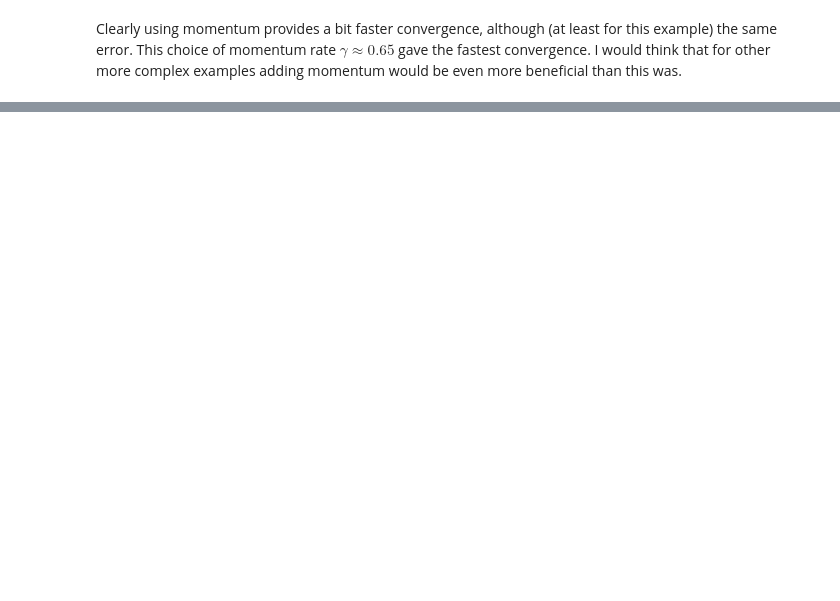
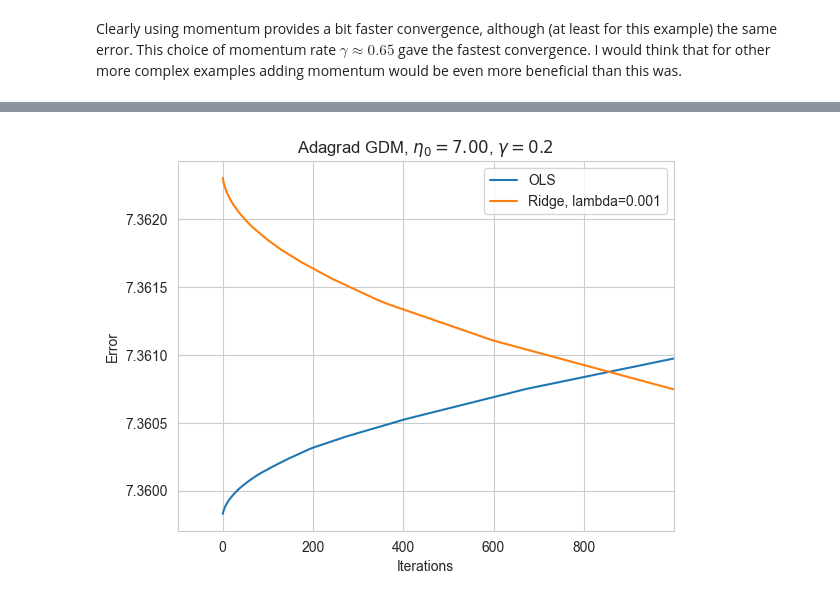
Before and after one commit to LassePladsen/FYS-STK3155-4155, a Jupyter notebook: Weekly exercises/42&42/Week 41&42 Lasse Pladsen.ipynb, the cells around one changed output, grey strips where cells are left out. Drawn from its saved outputs; the diff is of its cells as text; code cells hidden in the pictures; blank space fills up the shorter version.

```diff
--- a/Weekly exercises/42&42/Week 41&42 Lasse Pladsen.ipynb
+++ b/Weekly exercises/42&42/Week 41&42 Lasse Pladsen.ipynb
@@ -342,14 +346,0 @@ print(f"Ridge theta={theta_sgd_ols.ravel()}, error={errors_sgd_ridge[-1]:.3e}, c
-# %%
-# SDG parameters
-M_vals = np.asarray([1, 2, 4, 8, 16, 32, 64, 128])  # size of each minibatch
-N_epoch_vals = [1, 10, 100, 1000]  # number of iterations over all the minibatches
-momentum_rates = [0.1, 0.3, 0.4, 0.5, 0.75, 0.95]  # momentum rate
-
-m_vals = (N / M_vals).astype(int)  # number of minibatches
-
-
-def learning_schedule(t):
-    """Function for a scaling learning rate, it reduces over time/iterations."""
-    t0 = 5
-    t1 = 50
-    return t0 / (t + t1)
@@ -646,0 +525,78 @@ lmbda=10, beta_ridge=[ 2.17463702 -3.47741008], beta=[ 0.05197307 -0.03689588],
+# %%
+# Parameters
+learn_rate = 7  # starting learning rate
+momentum_rate = 0.2
+delta = theta_tol  # small value for numerical stability
+
+# store the theta errors for each iter
+errors_agdm_ols = np.zeros(N_epoch)
+errors_agdm_ridge = np.zeros_like(errors_agdm_ols)
+
+# begin with theta guess
+theta_agdm_ols = rng.standard_normal((2, 1))
+theta_agdm_ridge = theta_agdm_ols.copy()
+
+# OLS loop
+theta_agdm_ols_prev = np.zeros(theta_agdm_ols.shape)
+change = 0
+r = 0
+for epoch_ols in epoch_iters:
+    theta_agdm_ols_prev = theta_agdm_ols.copy()
+
+    # Gradient
+    gradient = grad_ols(theta_agdm_ols)
+    r += gradient * gradient
+
+    # GDM change, scale the learning rate with r
+    new_change = learn_rate / (delta + np.sqrt(r)) * gradient  * grad_ols(theta_gdm_ols) + momentum_rate * change
+
+    # Update values
+    theta_agdm_ols -= new_change
+    change = new_change.copy()
+
+    # Store MSE as error
+    errors_agdm_ols[epoch_ols] = ols.cost_func(theta_agdm_ols)
+
+    # Convergence test
+    if all(abs(theta_agdm_ols - theta_agdm_ols_prev) <= theta_tol):
+        errors_agdm_ols[epoch_ols:] = errors_agdm_ols[epoch_ols]
+        break
+
+# Ridge loop
+theta_agdm_ridge_prev = np.zeros(theta_agdm_ridge.shape)
+r = 0
+for epoch_ridge in epoch_iters:
+    theta_agdm_ridge_prev = theta_agdm_ridge.copy()
+
+    # Gradient
+    gradient = grad_ridge(theta_agdm_ridge)
+    r += gradient * gradient
+
+    # GDM change, scale the learning rate with r
+    new_change = learn_rate / (delta + np.sqrt(r)) * gradient  * grad_ridge(theta_gdm_ridge) + momentum_rate * change
+
+    # Update values
+    theta_agdm_ridge -= new_change
+    change = new_change.copy()
+
+    # Store MSE as error
+    errors_agdm_ridge[epoch_ridge] = ridge.cost_func(theta_agdm_ridge)
+
+    # Convergence test
+    if all(abs(theta_agdm_ridge - theta_agdm_ridge_prev) <= theta_tol):
+        errors_agdm_ridge[epoch_ridge:] = errors_agdm_ridge[epoch_ridge]
+        break
+
+plt.plot(epoch_iters, errors_agdm_ols, label="OLS")
+plt.plot(epoch_iters, errors_agdm_ridge, label=f"Ridge, lambda={lmbda}")
+plt.xlabel("Iterations")
+plt.ylabel(r"Error")
+plt.title(f"Adagrad GDM, $\eta_0={learn_rate:.2f}$, $\gamma={momentum_rate}$")
+plt.xlim(-0.1 * epoch_ols, epoch_ols)
+plt.grid(True)
+plt.legend()
+
+# Print theta values and convergence times
+print(f"OLS theta={theta_agdm_ols.ravel()}, error={errors_agdm_ols[-1]:.3e}, converged after {epoch_ols} iterations.")
+print(f"Ridge theta={theta_agdm_ridge.ravel()}, error={errors_agdm_ridge[-1]:.3e}, converged after {epoch_ridge} iterations.")
+# %% [output]
@@ -646,0 +605 @@ lmbda=10, beta_ridge=[ 2.17463702 -3.47741008], beta=[ 0.05197307 -0.03689588],
+[figure, added]
```
Also changed, not shown: parts of 23 cells of this notebook.
